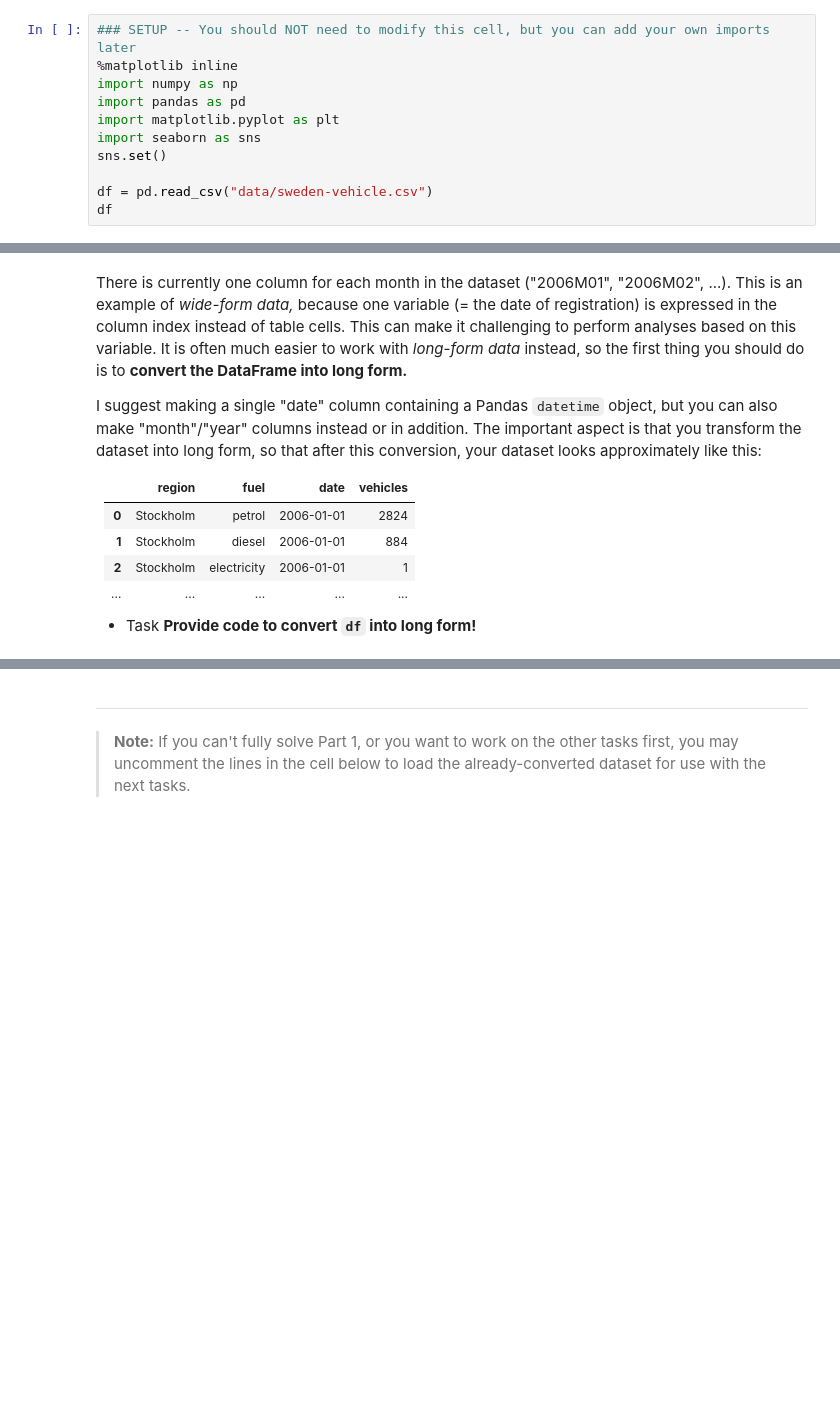
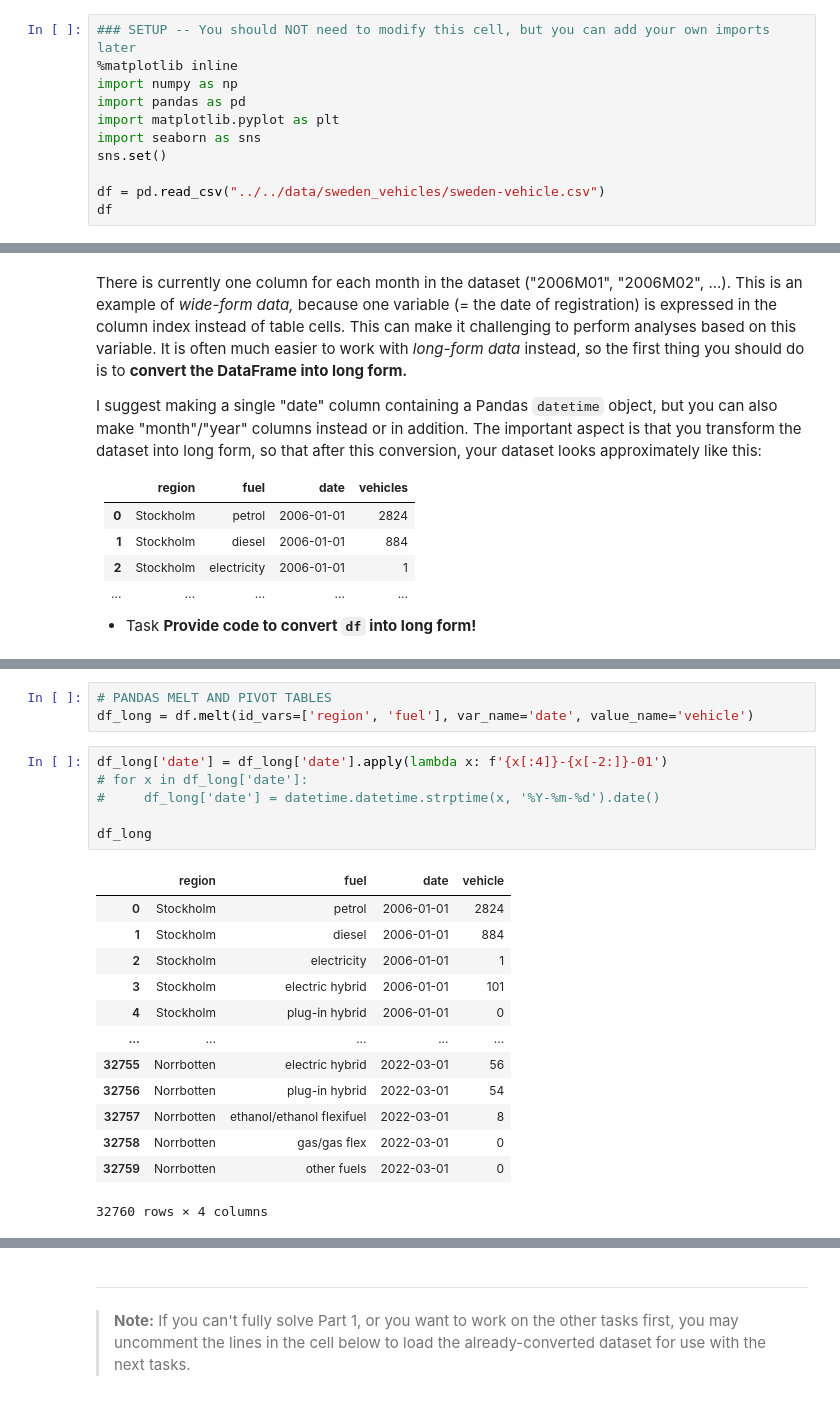
Before and after one commit to KorwinBieniek/kaggle_projects, a Jupyter notebook: notebooks/university_notebooks/Assignment_1.ipynb, the cells around one changed output, grey strips where cells are left out. Saved outputs shown, nothing was run; the diff lists cells and outputs as text; blank space fills up the shorter version.

Commit message:
Data analysis and data cleaning for swedish vehicles dataset.

```diff
--- a/notebooks/university_notebooks/Assignment_1.ipynb
+++ b/notebooks/university_notebooks/Assignment_1.ipynb
@@ -39,7 +43,7 @@ import matplotlib.pyplot as plt
 import seaborn as sns
 sns.set()
 
-df = pd.read_csv("data/sweden-vehicle.csv")
+df = pd.read_csv("../../data/sweden_vehicles/sweden-vehicle.csv")
 df
 # %% [output]
 |  | region | fuel | 2006M01 | 2006M02 | 2006M03 | 2006M04 | 2006M05 | 2006M06 | 2006M07 | 2006M08 | ... | ... |
@@ -75,0 +100,23 @@ I suggest making a single "date" column containing a Pandas `datetime` object, b
+# %%
+# PANDAS MELT AND PIVOT TABLES
+df_long = df.melt(id_vars=['region', 'fuel'], var_name='date', value_name='vehicle')
+# %%
+df_long['date'] = df_long['date'].apply(lambda x: f'{x[:4]}-{x[-2:]}-01')
+# for x in df_long['date']:
+#     df_long['date'] = datetime.datetime.strptime(x, '%Y-%m-%d').date()
+
+df_long
+# %% [output]
+|  | region | fuel | date | vehicle |
+| 0 | Stockholm | petrol | 2006-01-01 | 2824 |
+| 1 | Stockholm | diesel | 2006-01-01 | 884 |
+| 2 | Stockholm | electricity | 2006-01-01 | 1 |
+| 3 | Stockholm | electric hybrid | 2006-01-01 | 101 |
+| 4 | Stockholm | plug-in hybrid | 2006-01-01 | 0 |
+| ... | ... | ... | ... | ... |
+| 32755 | Norrbotten | electric hybrid | 2022-03-01 | 56 |
+| 32756 | Norrbotten | plug-in hybrid | 2022-03-01 | 54 |
+| 32757 | Norrbotten | ethanol/ethanol flexifuel | 2022-03-01 | 8 |
+| 32758 | Norrbotten | gas/gas flex | 2022-03-01 | 0 |
+| 32759 | Norrbotten | other fuels | 2022-03-01 | 0 |
+32760 rows × 4 columns
```
Also changed, not shown: parts of 9 cells of this notebook, 1 other file.
